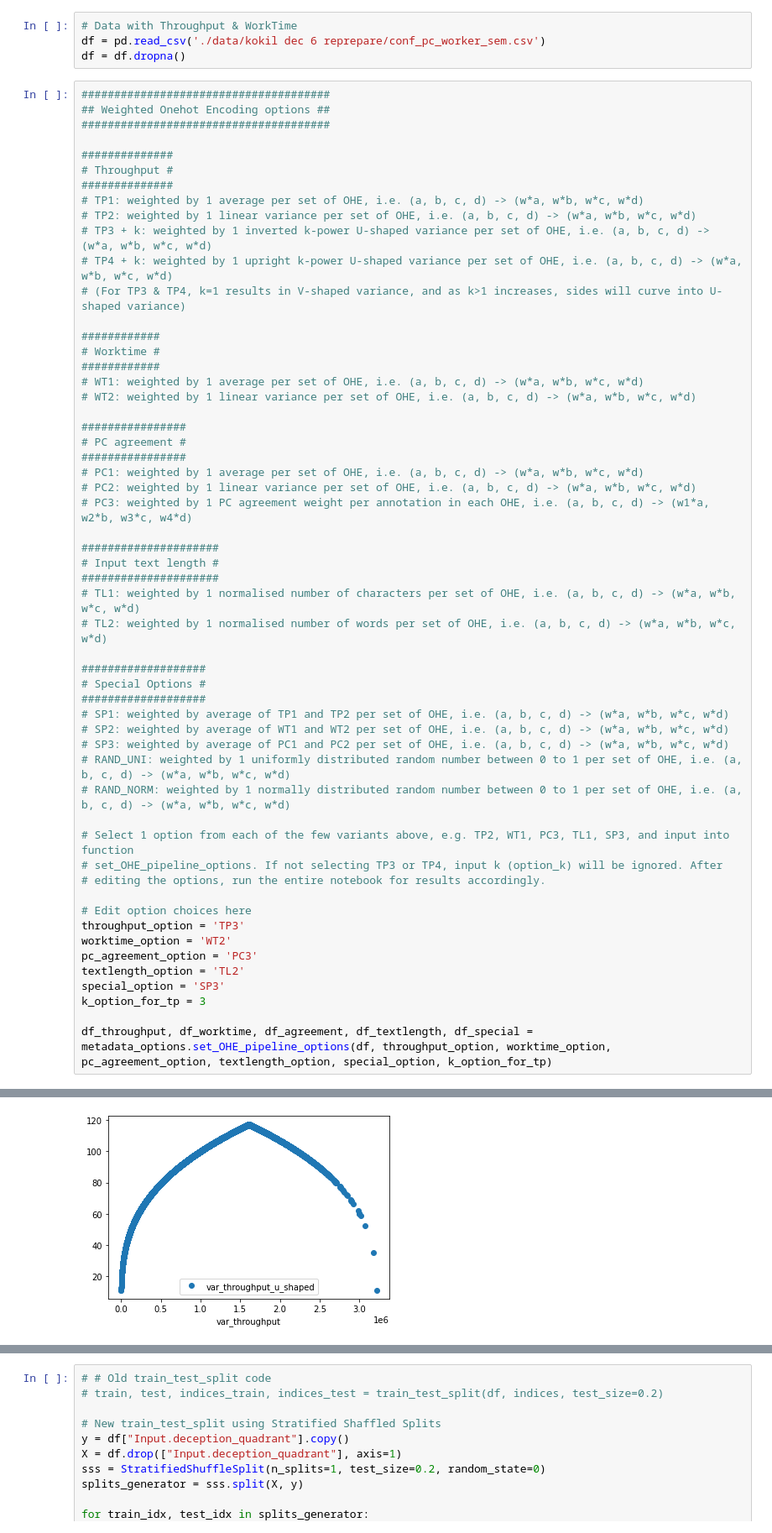
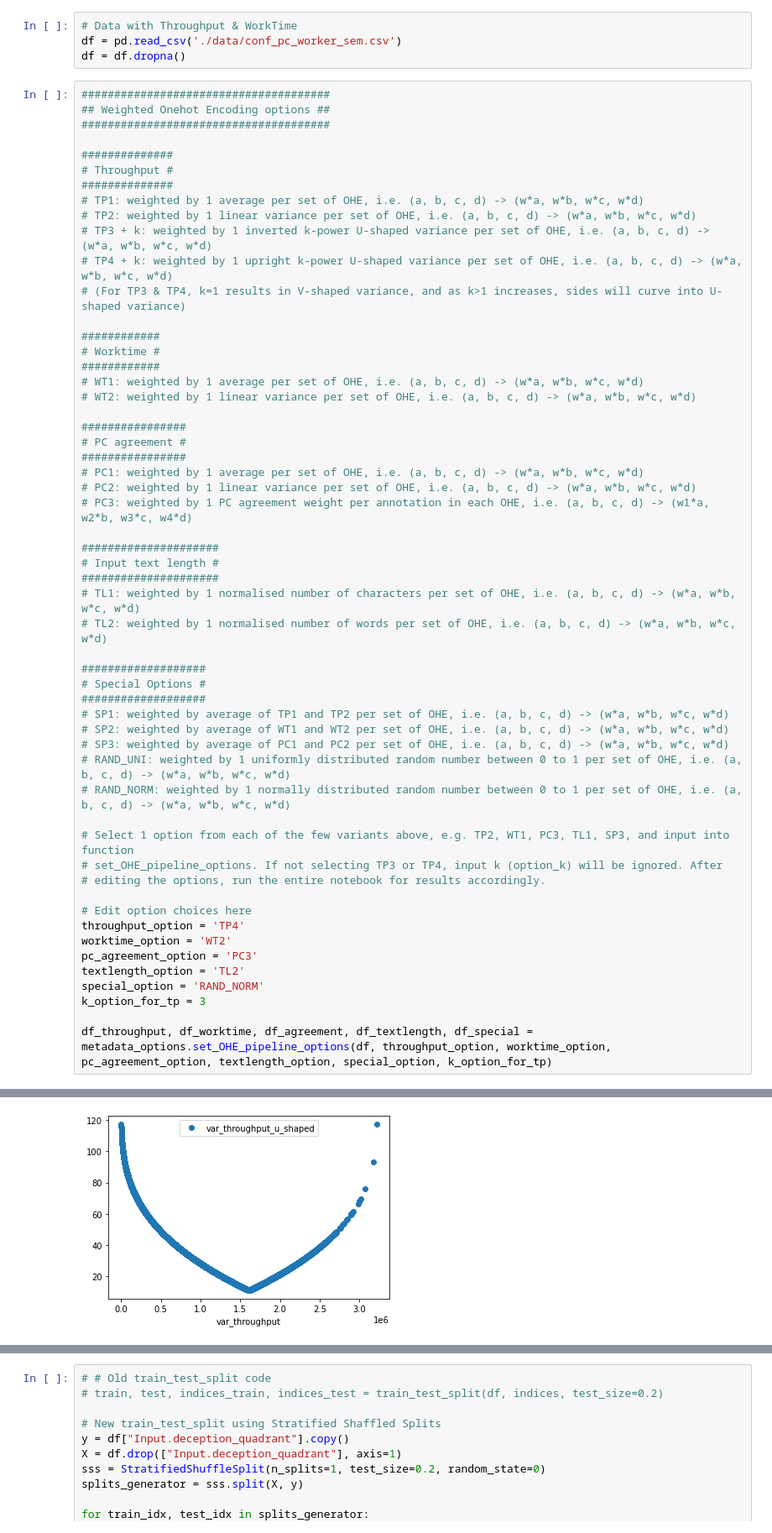
Before and after one commit to quarbby/diplomacy-betrayal, a Jupyter notebook: pipeline-onehot-simpletransformers.ipynb, the cells around one changed output, grey strips where cells are left out. Shown at 84% size. Drawn from its saved outputs; the diff is of its cells as text.

```diff
--- a/pipeline-onehot-simpletransformers.ipynb
+++ b/pipeline-onehot-simpletransformers.ipynb
@@ -37,6 +48,6 @@ importing Jupyter notebook from models_nn.ipynb
 # %%
 # Data with Throughput & WorkTime
-df = pd.read_csv('./data/kokil dec 6 reprepare/conf_pc_worker_sem.csv')
+df = pd.read_csv('./data/conf_pc_worker_sem.csv')
 df = df.dropna()
 # %%
 ######################################
@@ -85,11 +96,11 @@ df = df.dropna()
 # editing the options, run the entire notebook for results accordingly.
 
 # Edit option choices here
-throughput_option = 'TP3'
+throughput_option = 'TP4'
 worktime_option = 'WT2'
 pc_agreement_option = 'PC3'
 textlength_option = 'TL2'
-special_option = 'SP3'
+special_option = 'RAND_NORM'
 k_option_for_tp = 3
 
 df_throughput, df_worktime, df_agreement, df_textlength, df_special = metadata_options.set_OHE_pipeline_options(df, throughput_option, worktime_option, pc_agreement_option, textlength_option, special_option, k_option_for_tp)
@@ -103,4 +114,4 @@ SP3: weighted by average of PC1 and PC2 per set of OHE, i.e. (a, b, c, d) -> (w*
-[figure, old version]
+[figure, new version]
 # %%
 df.head()
 # %% [output]
```
Also changed, not shown: parts of 51 cells of this notebook, 1 other file.
